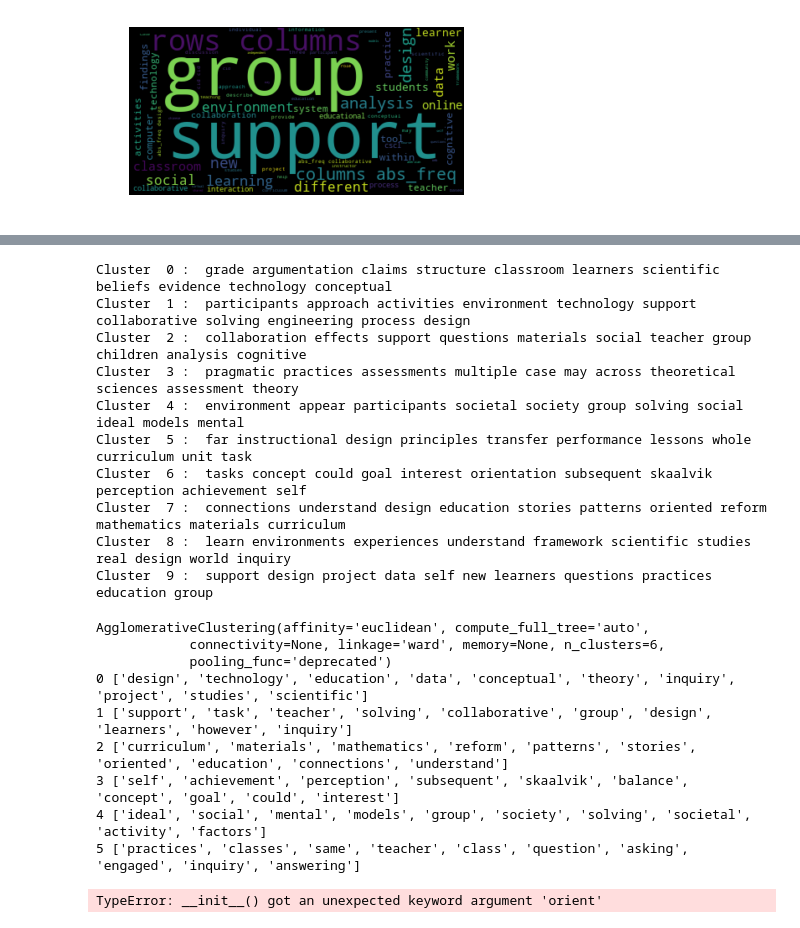
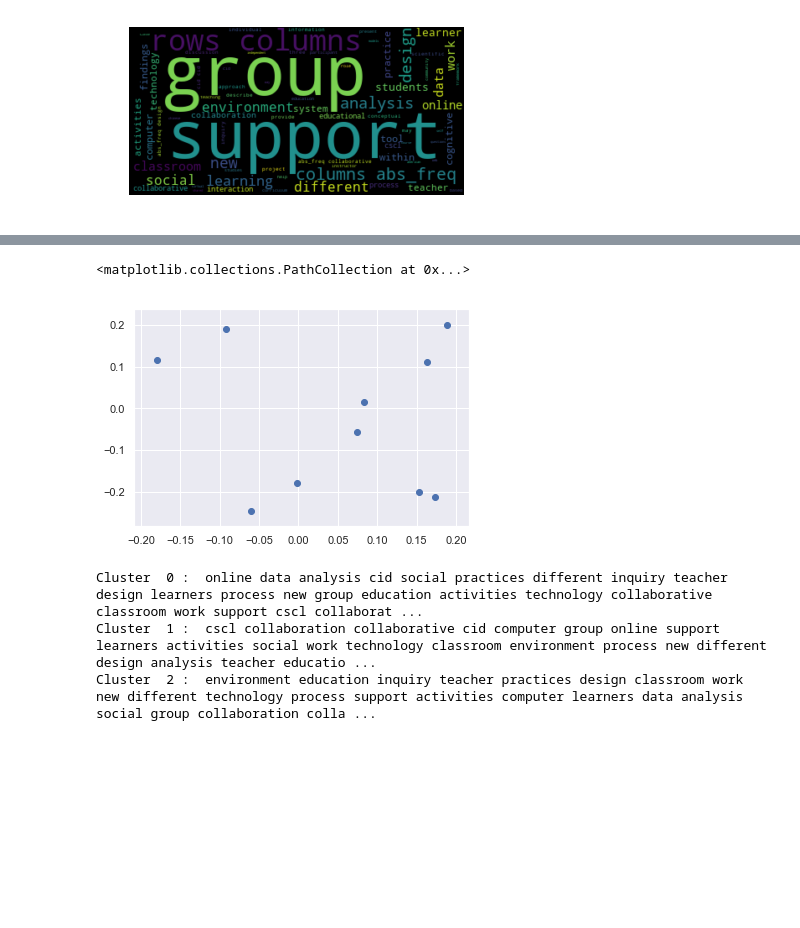
Before and after one commit to hgse-s435/final-project-sophiemann, a Jupyter notebook: Wee9-Final-Project.ipynb, the cells around one changed output, grey strips where cells are left out. Cells and saved outputs as stored; diff of their text form; code cells hidden in the pictures; blank space fills up the shorter version.

```diff
--- a/Wee9-Final-Project.ipynb
+++ b/Wee9-Final-Project.ipynb
@@ -423,60 +554,22 @@ plt.show()
+# %%
+model = KMeans(n_clusters=10)
+df_features = model.fit(df_log)
+centers= df_features.cluster_centers_
+plt.scatter(centers[:,0], centers[:,1])
+# %% [output]
+<matplotlib.collections.PathCollection at 0x...>
+[figure, added]
 # %%
-kmeans_results = KMeans(n_clusters=10).fit(df)
-
-for n in range(kmeans_results.n_clusters):
+kmeans_results = KMeans(n_clusters=3).fit(df_log)
+for n in range (kmeans_results.n_clusters):
     print("Cluster ", n, ": ", end=" ")
-
-    centroid = kmeans_results.cluster_centers_[n]
-
-    indicies = centroid.argsort()[-11:]
-
-    for i in indicies:
-        print(vocabulary[i], end=" ")
+    centroid= kmeans_results.cluster_centers_[n]
+    indices= centroid.argsort()
+    for i in indices:
+        print((list(df_log)[i]), end=" ")
 
     print(" ")
 # %% [output]
-Cluster  0 :  grade argumentation claims structure classroom learners scientific beliefs evidence technology conceptual
-Cluster  1 :  participants approach activities environment technology support collaborative solving engineering process design
-Cluster  2 :  collaboration effects support questions materials social teacher group children analysis cognitive
-Cluster  3 :  pragmatic practices assessments multiple case may across theoretical sciences assessment theory
-Cluster  4 :  environment appear participants societal society group solving social ideal models mental
-Cluster  5 :  far instructional design principles transfer performance lessons whole curriculum unit task
-Cluster  6 :  tasks concept could goal interest orientation subsequent skaalvik perception achievement self
-Cluster  7 :  connections understand design education stories patterns oriented reform mathematics materials curriculum
-Cluster  8 :  learn environments experiences understand framework scientific studies real design world inquiry
-Cluster  9 :  support design project data self new learners questions practices education group
+Cluster  0 :  online data analysis cid social practices different inquiry teacher design learners process new group education activities technology collaborative classroom work support cscl collaborat ...
+Cluster  1 :  cscl collaboration collaborative cid computer group online support learners activities social work technology classroom environment process new different design analysis teacher educatio ...
+Cluster  2 :  environment education inquiry teacher practices design classroom work new different technology process support activities computer learners data analysis social group collaboration colla ...
-# %%
-from sklearn.neighbors.nearest_centroid import NearestCentroid
-from sklearn.cluster import AgglomerativeClustering
-import numpy as np
-
-clustering = AgglomerativeClustering(n_clusters=6).fit(df)
-
-print(clustering)
-
-clf = NearestCentroid()
-clf.fit(df, clustering.labels_)
-
-centroids_words = [[] for i in range(6)]
-
-for i in range(0,6):
-    for j in range(1,11):
-        n = np.argsort(clf.centroids_[i])[-j]
-        centroids_words[i].append(df.columns[n])
-
-for i in range(0,6):
-    print(i,centroids_words[i])
-# %% [output]
-AgglomerativeClustering(affinity='euclidean', compute_full_tree='auto',
-            connectivity=None, linkage='ward', memory=None, n_clusters=6,
-            pooling_func='deprecated')
-0 ['design', 'technology', 'education', 'data', 'conceptual', 'theory', 'inquiry', 'project', 'studies', 'scientific']
-1 ['support', 'task', 'teacher', 'solving', 'collaborative', 'group', 'design', 'learners', 'however', 'inquiry']
-2 ['curriculum', 'materials', 'mathematics', 'reform', 'patterns', 'stories', 'oriented', 'education', 'connections', 'understand']
-3 ['self', 'achievement', 'perception', 'subsequent', 'skaalvik', 'balance', 'concept', 'goal', 'could', 'interest']
-4 ['ideal', 'social', 'mental', 'models', 'group', 'society', 'solving', 'societal', 'activity', 'factors']
-5 ['practices', 'classes', 'same', 'teacher', 'class', 'question', 'asking', 'engaged', 'inquiry', 'answering']
-# %%
-df = pd.DataFrame(centroids_words, orient='index').sort_values(0, ascending=False).rename(columns={0: 'year'})
-# %% [output]
-TypeError: __init__() got an unexpected keyword argument 'orient'
```
Also changed, not shown: parts of 54 cells of this notebook.
